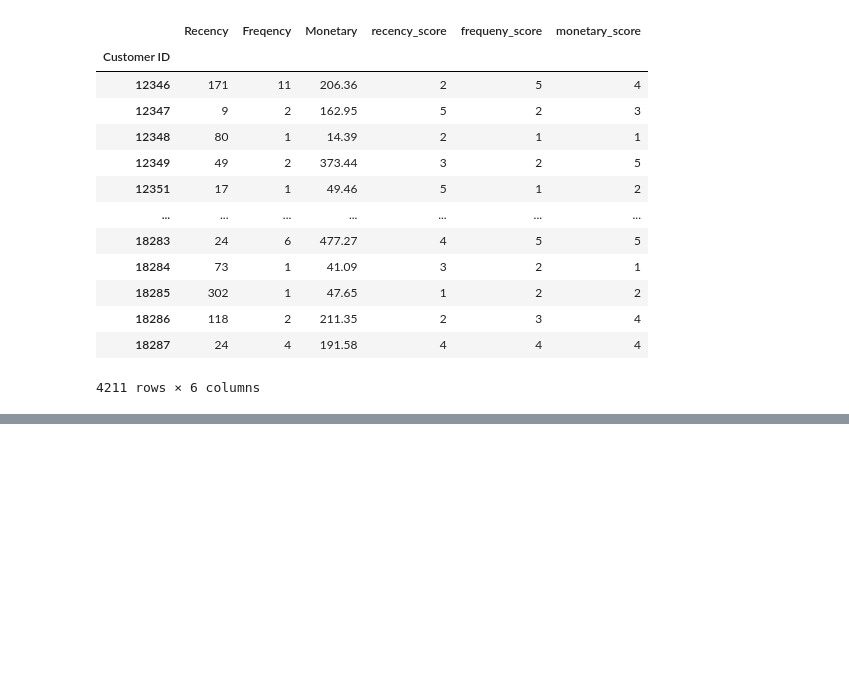
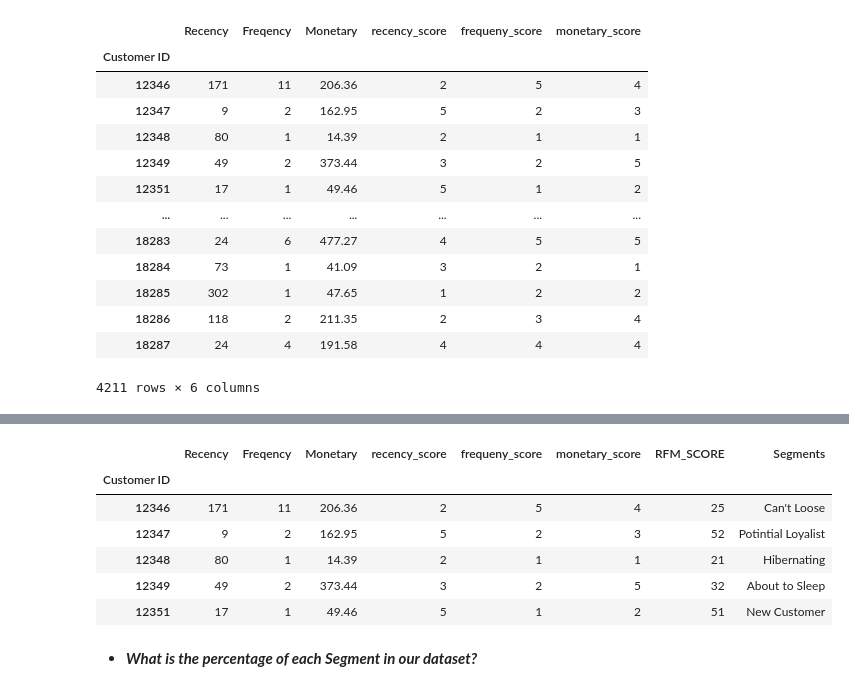
Before and after one commit to alaalmy-ahmed/Online-Retail-II, a Jupyter notebook: Marketing Analysis.ipynb, the cells around one changed output, grey strips where cells are left out. Saved outputs shown, nothing was run; the diff lists cells and outputs as text; code cells hidden in the pictures; blank space fills up the shorter version.

```diff
--- a/Marketing Analysis.ipynb
+++ b/Marketing Analysis.ipynb
@@ -83,0 +104,26 @@ rfm
+# %%
+seg_map = {
+    r'[1-2][1-2]': 'Hibernating',
+    r'[1-2][3-4]': 'At Risk',
+    r'[1-2]5': "Can't Loose",
+    r'3[1-2]': "About to Sleep",
+    r'33': "Need Attention",
+    r'[3-4][4-5]': "Loyal Customer",
+    r'41': "Promising",
+    r'51': "New Customer",
+    r'[4-5][2-3]': "Potintial Loyalist",
+    r'5[4-5]': "VIP"
+}
+
+rfm["Segments"] = rfm["RFM_SCORE"].replace(seg_map, regex=True)
+rfm.head()
+# %% [output]
+|  | Recency | Freqency | Monetary | recency_score | frequeny_score | monetary_score | RFM_SCORE | Segments |
+| Customer ID |  |  |  |  |  |  |  |  |
+| 12346 | 171 | 11 | 206.36 | 2 | 5 | 4 | 25 | Can't Loose |
+| 12347 | 9 | 2 | 162.95 | 5 | 2 | 3 | 52 | Potintial Loyalist |
+| 12348 | 80 | 1 | 14.39 | 2 | 1 | 1 | 21 | Hibernating |
+| 12349 | 49 | 2 | 373.44 | 3 | 2 | 5 | 32 | About to Sleep |
+| 12351 | 17 | 1 | 49.46 | 5 | 1 | 2 | 51 | New Customer |
+# %% [markdown]
+- ***What is the percentage of each Segment in our dataset?***
```
Also changed, not shown: parts of 4 cells of this notebook, 1 other file.
